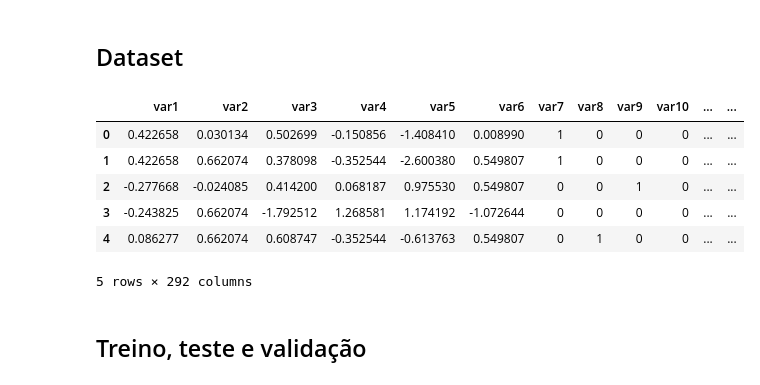
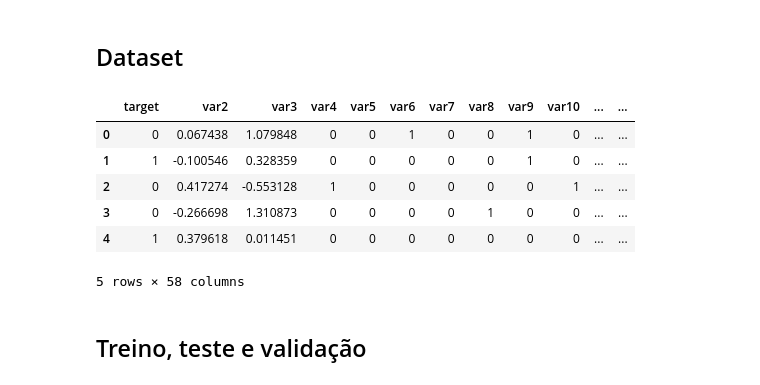
Before and after one commit to samuel-haddad/MBAUSP, a Jupyter notebook: xgboost_model.ipynb, the cells around one changed output. Cells and saved outputs as stored; diff of their text form; code cells hidden in the pictures.

```diff
--- a/xgboost_model.ipynb
+++ b/xgboost_model.ipynb
@@ -32,35 +32,37 @@ from sklearn.metrics import precision_recall_curve
 from xgboost import XGBClassifier
 
 # google libs & auth
+from pydrive.auth import GoogleAuth
+from pydrive.drive import GoogleDrive
 from google.colab import auth
+from oauth2client.client import GoogleCredentials
+
+# Authenticate and create the PyDrive client.
 auth.authenticate_user()
-
-import gspread
-from google.auth import default
-creds, _ = default()
-
-gc = gspread.authorize(creds)
+gauth = GoogleAuth()
+gauth.credentials = GoogleCredentials.get_application_default()
+drive = GoogleDrive(gauth)
 # %% [markdown]
 ## Dataset
-# %%
-# importar o dataset
-sht1 = gc.open_by_key('14di6Prcuk4vAGsd43r60cnKcZh_M6ziQV8Ht7xcJ0b4')
-df_sheet = sht1.get_worksheet(0)
-df_data = df_sheet.get_all_records()
-
-# criar o dataframe
-df = pd.DataFrame(df_data)
-
-# visualizar os dados
-df.head()
-# %% [output]
-|  | var1 | var2 | var3 | var4 | var5 | var6 | var7 | var8 | var9 | var10 | ... | ... |
-| 0 | 0.422658 | 0.030134 | 0.502699 | -0.150856 | -1.408410 | 0.008990 | 1 | 0 | 0 | 0 | ... | ... |
-| 1 | 0.422658 | 0.662074 | 0.378098 | -0.352544 | -2.600380 | 0.549807 | 1 | 0 | 0 | 0 | ... | ... |
-| 2 | -0.277668 | -0.024085 | 0.414200 | 0.068187 | 0.975530 | 0.549807 | 0 | 0 | 1 | 0 | ... | ... |
-| 3 | -0.243825 | 0.662074 | -1.792512 | 1.268581 | 1.174192 | -1.072644 | 0 | 0 | 0 | 0 | ... | ... |
-| 4 | 0.086277 | 0.662074 | 0.608747 | -0.352544 | -0.613763 | 0.549807 | 0 | 1 | 0 | 0 | ... | ... |
-5 rows × 292 columns
+# %%
+link = 'https://drive.google.com/file/d/1U6RV2fdFHoqOyXmNbP6mFMEs23RfmGNG/view?usp=sharing'
+
+# to get the id part of the file
+id = link.split("/")[-2]
+
+downloaded = drive.CreateFile({'id':id})
+downloaded.GetContentFile('base_tcc_xgboost20220927.csv')
+
+df = pd.read_csv('base_tcc_xgboost20220927.csv', sep=';')
+df.head()
+# %% [output]
+|  | target | var2 | var3 | var4 | var5 | var6 | var7 | var8 | var9 | var10 | ... | ... |
+| 0 | 0 | 0.067438 | 1.079848 | 0 | 0 | 1 | 0 | 0 | 1 | 0 | ... | ... |
+| 1 | 1 | -0.100546 | 0.328359 | 0 | 0 | 0 | 0 | 0 | 1 | 0 | ... | ... |
+| 2 | 0 | 0.417274 | -0.553128 | 1 | 0 | 0 | 0 | 0 | 0 | 1 | ... | ... |
+| 3 | 0 | -0.266698 | 1.310873 | 0 | 0 | 0 | 0 | 1 | 0 | 0 | ... | ... |
+| 4 | 1 | 0.379618 | 0.011451 | 0 | 0 | 0 | 0 | 0 | 0 | 0 | ... | ... |
+5 rows × 58 columns
 # %% [markdown]
 ## Treino, teste e validação
 # %%
```
Also changed, not shown: parts of 4 cells of this notebook.
